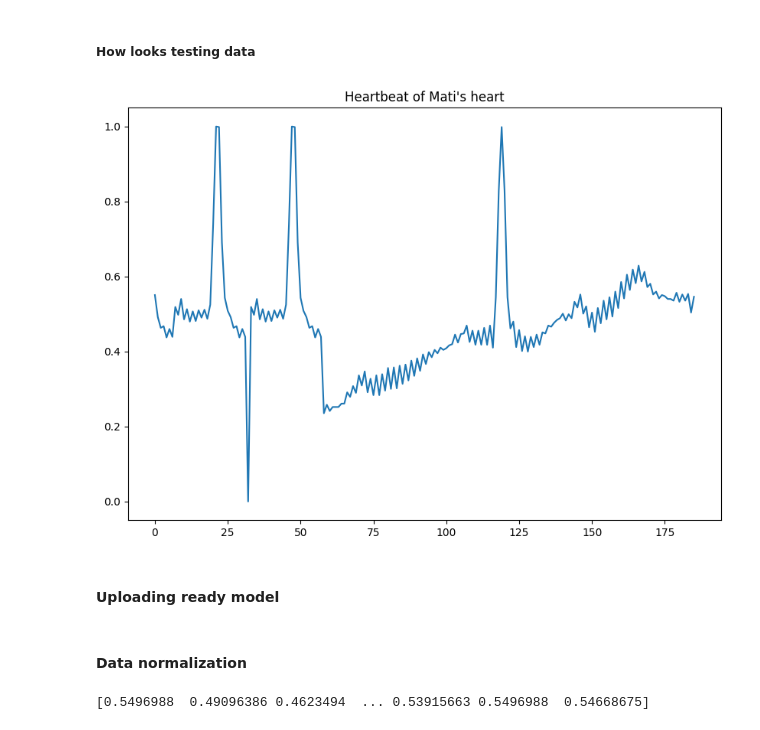
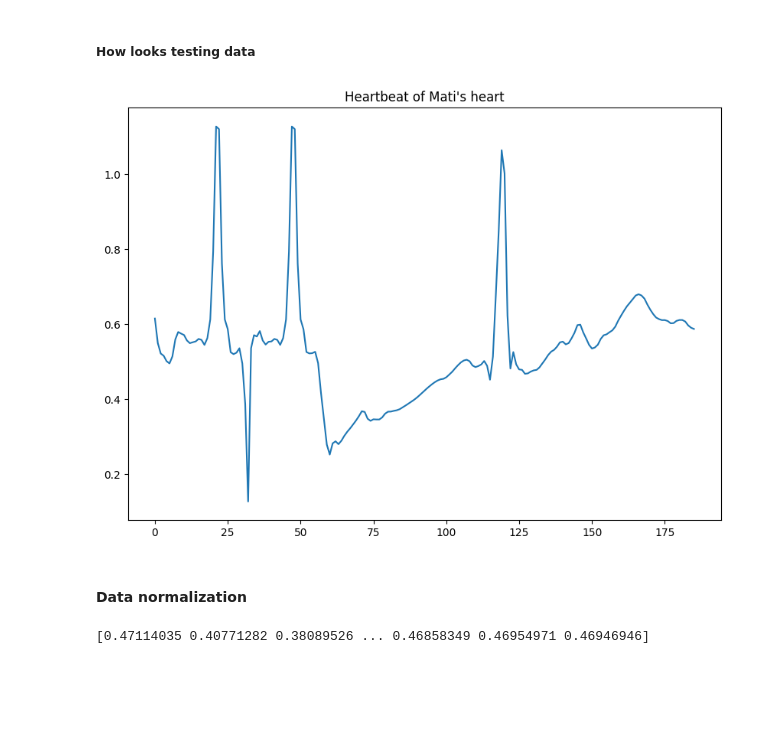
Before and after one commit to kSuroweczka/Arrhythmia, a Jupyter notebook: ArrhythmiaDetection.ipynb, the cells around one changed output. Cells and saved outputs as stored; diff of their text form; code cells hidden in the pictures; blank space fills up the shorter version.

Commit message:
Added new models, prediction function

```diff
--- a/ArrhythmiaDetection.ipynb
+++ b/ArrhythmiaDetection.ipynb
@@ -494,9 +629,20 @@ weighted avg       0.92      0.91      0.91     90590
 # %% [markdown]
 # Testing
 # %%
-with open('cardiogram_1.log', 'r') as file:
+with open('cardiogram_Mateusz.log', 'r') as file:
     log_data = file.readlines()
 
 log_data = [line.strip() for line in log_data]
 log_data = [line for line in log_data if line]
 log_data = [float(line) for line in log_data]
+# %%
+denoised_ecg_signal = denoise_ecg(log_data)
+plt.figure(figsize=(10, 7))
+plt.subplot(2, 1, 1)
+plt.plot(log_data[:186])
+plt.title("Before denoising")
+
+plt.subplot(2, 1, 2 )
+plt.plot(denoised_ecg_signal[:186])
+plt.title("After denoising")
+plt.show()
@@ -503,12 +651,10 @@ log_data = [float(line) for line in log_data]
 # %% [markdown]
 ##### How looks testing data
 # %%
-normalized_data_ex = (log_data[0:186] - np.min(log_data[0:186])) / (np.max(log_data[0:186]) - np.min(log_data[0:186]))
+normalized_data_ex = (denoised_ecg_signal[0:186] - np.min(log_data[0:186])) / (np.max(denoised_ecg_signal[0:186]) - np.min(denoised_ecg_signal[0:186]))
 plt.figure(figsize=(10, 7))
 plt.plot(normalized_data_ex)
 plt.title("Heartbeat of Mati's heart")
 plt.show()
 # %% [output]
-[figure, old version]
+[figure, new version]
-# %% [markdown]
-#### Uploading ready model
@@ -518,8 +662,9 @@ model= keras.models.load_model('model_cnn.h5')
 #### Data normalization
 # %%
 log_data = np.array(log_data)
-normalized_data = (log_data - np.min(log_data)) / (np.max(log_data) - np.min(log_data))
+denoised_ecg_signal = denoise_ecg(log_data)
+normalized_data = (denoised_ecg_signal - np.min(denoised_ecg_signal)) / (np.max(denoised_ecg_signal) - np.min(denoised_ecg_signal))
 print(normalized_data)
 X_single_example = np.array([normalized_data]).reshape(1, normalized_data.shape[0], 1)
 # %% [output]
-[0.5496988  0.49096386 0.4623494  ... 0.53915663 0.5496988  0.54668675]
+[0.47114035 0.40771282 0.38089526 ... 0.46858349 0.46954971 0.46946946]
```
Also changed, not shown: parts of 36 cells of this notebook, 4 other files.
